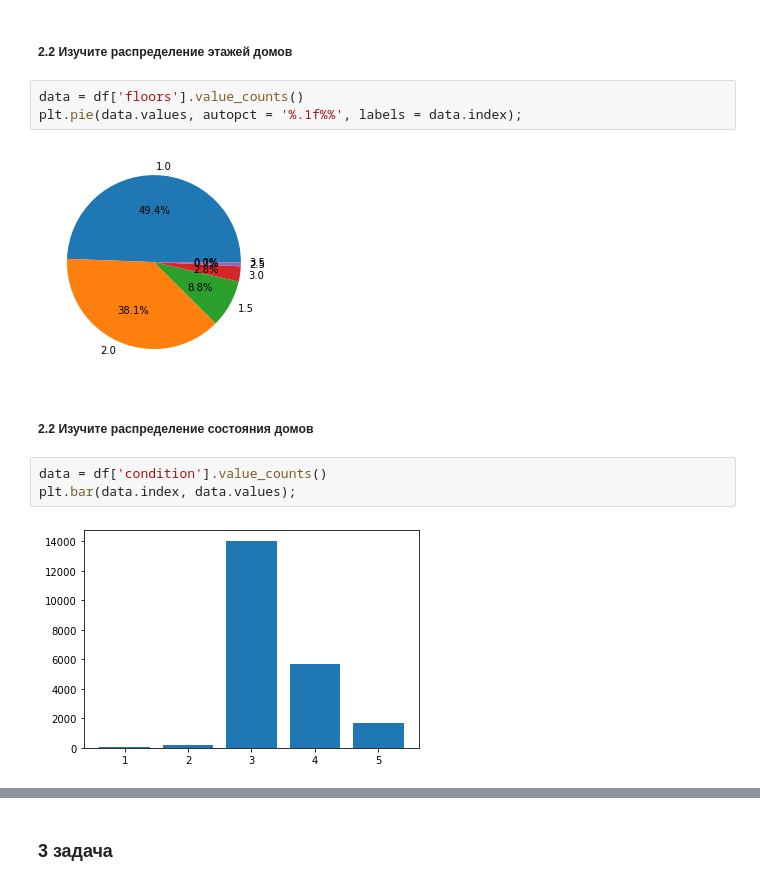
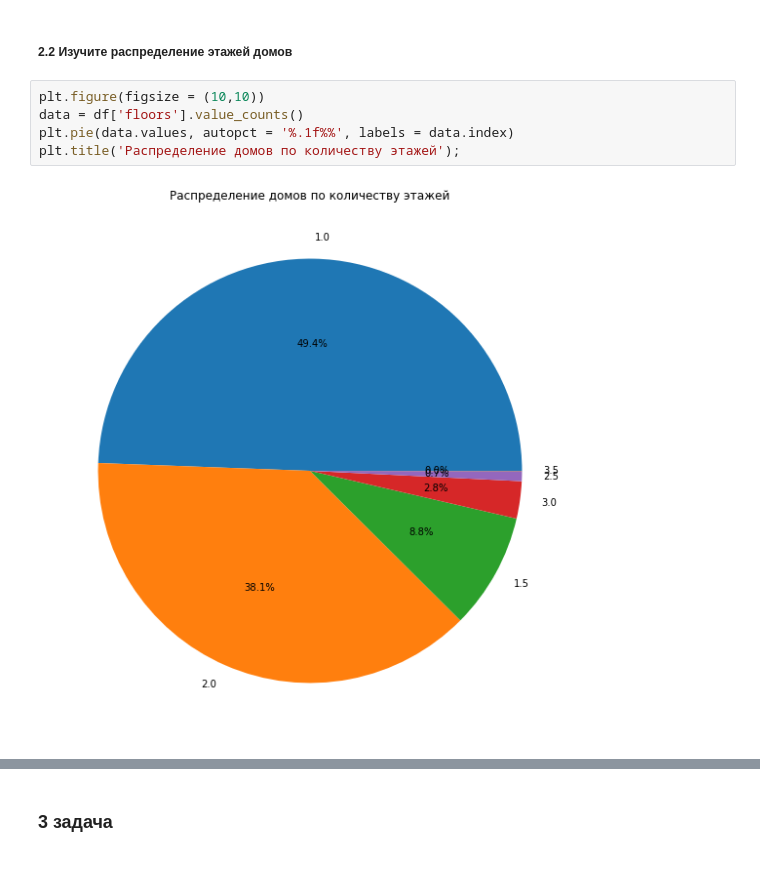
Before and after one commit to NickAllenov-DE/Python-basic-for-analysts, a Jupyter notebook: Hometask_4/PyForAn-Hometask_4.ipynb, the cells around one changed output, grey strips where cells are left out. Cells and saved outputs as stored; diff of their text form.

```diff
--- a/Hometask_4/PyForAn-Hometask_4.ipynb
+++ b/Hometask_4/PyForAn-Hometask_4.ipynb
@@ -86,14 +92,9 @@ plt.pie(data, autopct = '%1.1f%%', labels = data.index);
 # %% [markdown]
 ##### 2.2 Изучите распределение этажей домов
 # %%
+plt.figure(figsize = (10,10))
 data = df['floors'].value_counts()
-plt.pie(data.values, autopct = '%.1f%%', labels = data.index);
+plt.pie(data.values, autopct = '%.1f%%', labels = data.index)
+plt.title('Распределение домов по количеству этажей');
 # %% [output]
-[figure, old version]
+[figure, new version]
-# %% [markdown]
-##### 2.2 Изучите распределение состояния домов
-# %%
-data = df['condition'].value_counts()
-plt.bar(data.index, data.values);
-# %% [output]
-[figure, removed]
```
Also changed, not shown: parts of 22 cells of this notebook.
